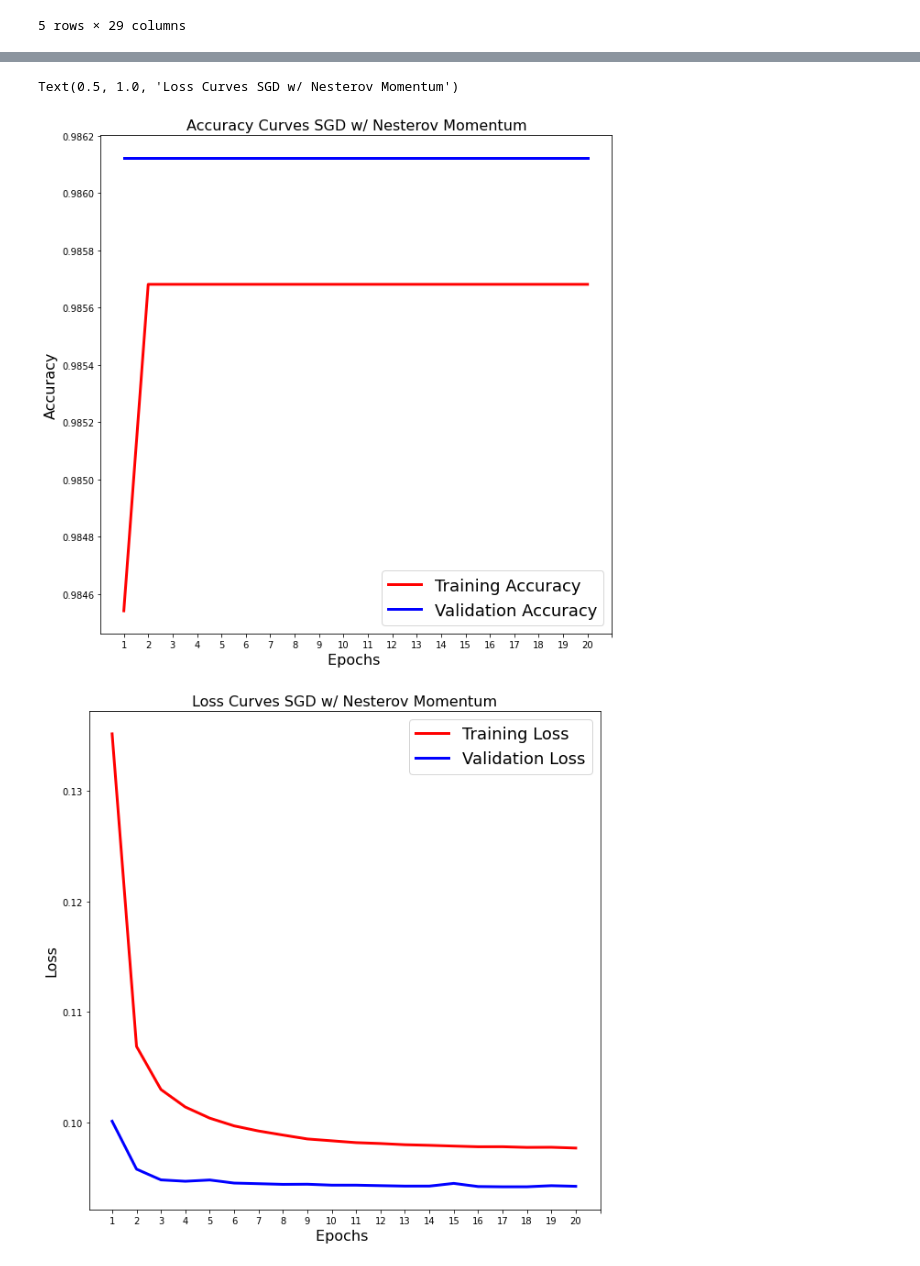
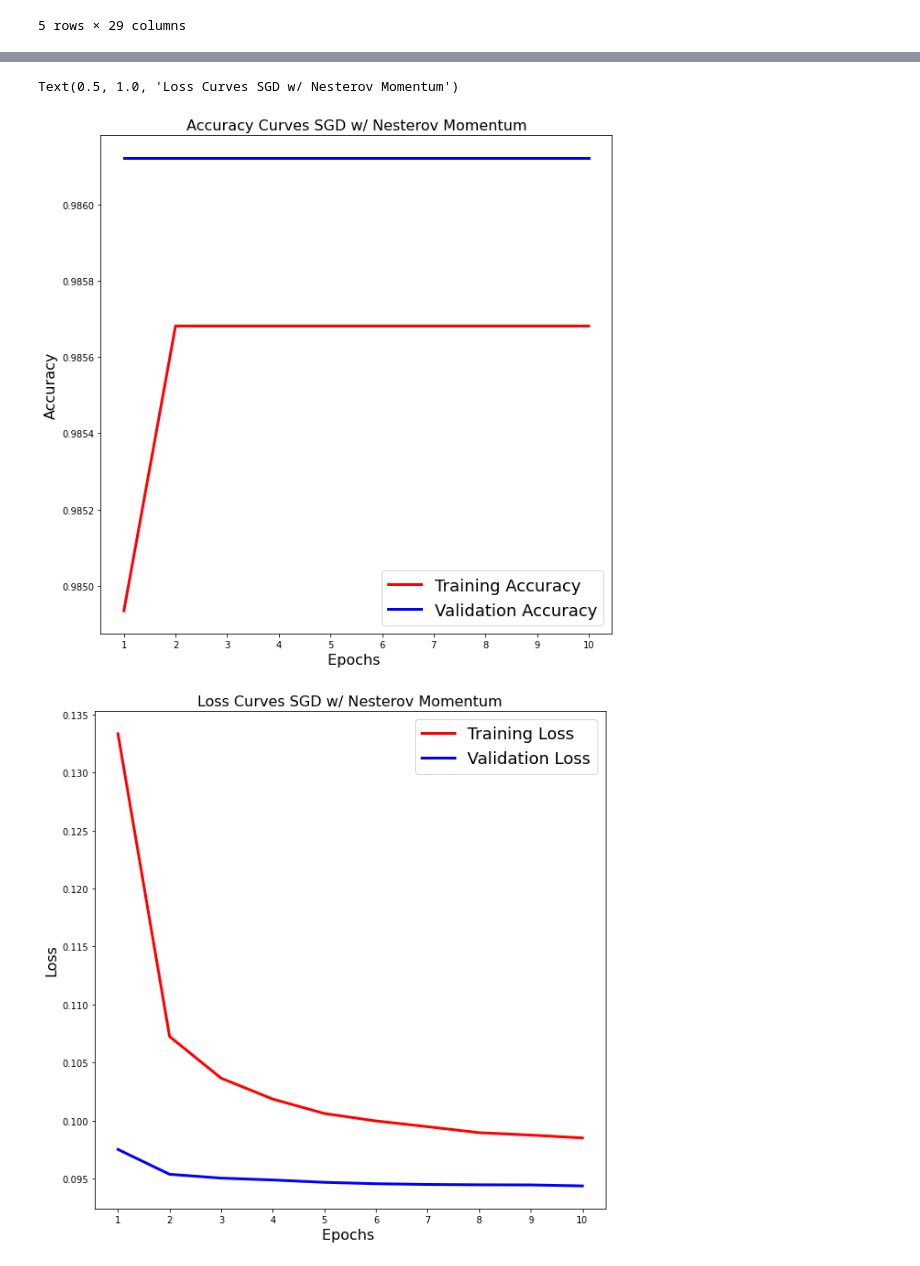
Before and after one commit to Grieze/CSC-767, a Jupyter notebook: Bitcoin Heist Data.ipynb, the cells around one changed output, grey strips where cells are left out. Saved outputs shown, nothing was run; the diff lists cells and outputs as text; code cells hidden in the pictures.

```diff
--- a/Bitcoin Heist Data.ipynb
+++ b/Bitcoin Heist Data.ipynb
@@ -5,7 +5,7 @@ import sklearn
 import numpy as np
 windows_path = "C:\\Users\\Aaron\\Dropbox\\CSC767\\HW2\\BitcoinHeistData.csv"
 mac_path = '/Users/Aaron/Dropbox/CSC767/HW2/BitcoinHeistData.csv'
-bitcoin_data = pd.read_csv(mac_path)
+bitcoin_data = pd.read_csv(windows_path)
 # %% [markdown]
 ### Attribute Information:
 
@@ -483,7 +486,7 @@ Non-trainable params: 256
 _________________________________________________________________
 # %%
 # train model, and validate after each epoch
-historyGradientDescent = model.fit(X_train, y_train, batch_size=128, epochs=5,
+historyGradientDescent = model.fit(X_train, y_train, batch_size=128, epochs=10,
                                    verbose=1, validation_data=(X_validate, y_validate))
 # %% [output]
 Train on 2041687 samples, validate on 583340 samples
@@ -506,23 +509,23 @@ Epoch 20/20
 # %%
 #Plot the Accuracy and Loss Curves of SGD w/ Nesterov Momentum
 plt.figure(figsize=[10,10])
 plt.plot(historyGradientDescent.history['accuracy'], 'r', linewidth=3.0)
 plt.plot(historyGradientDescent.history['val_accuracy'],'b',linewidth=3.0)
 plt.legend(['Training Accuracy', 'Validation Accuracy'],fontsize=18)
 plt.xlabel('Epochs ',fontsize=16)
-plt.xticks([i for i in range(0,21)],[i for i in range(1,21)])
+plt.xticks([i for i in range(0,10)],[i for i in range(1,11)])
 plt.ylabel('Accuracy',fontsize=16)
 plt.title('Accuracy Curves SGD w/ Nesterov Momentum',fontsize=16)
 #Plot the Loss Curves
 plt.figure(figsize=[10,10])
 plt.plot(historyGradientDescent.history['loss'], 'r', linewidth=3.0)
 plt.plot(historyGradientDescent.history['val_loss'],'b',linewidth=3.0)
 plt.legend(['Training Loss', 'Validation Loss'],fontsize=18)
 plt.xlabel('Epochs ',fontsize=16)
-plt.xticks([i for i in range(0,21)],[i for i in range(1,21)])
+plt.xticks([i for i in range(0,10)],[i for i in range(1,11)])
 plt.ylabel('Loss',fontsize=16)
 plt.title('Loss Curves SGD w/ Nesterov Momentum',fontsize=16)
 # %% [output]
 Text(0.5, 1.0, 'Loss Curves SGD w/ Nesterov Momentum')
-[figure, old version]
+[figure, new version]
-[figure, old version]
+[figure, new version]
```
Also changed, not shown: parts of 24 cells of this notebook.
